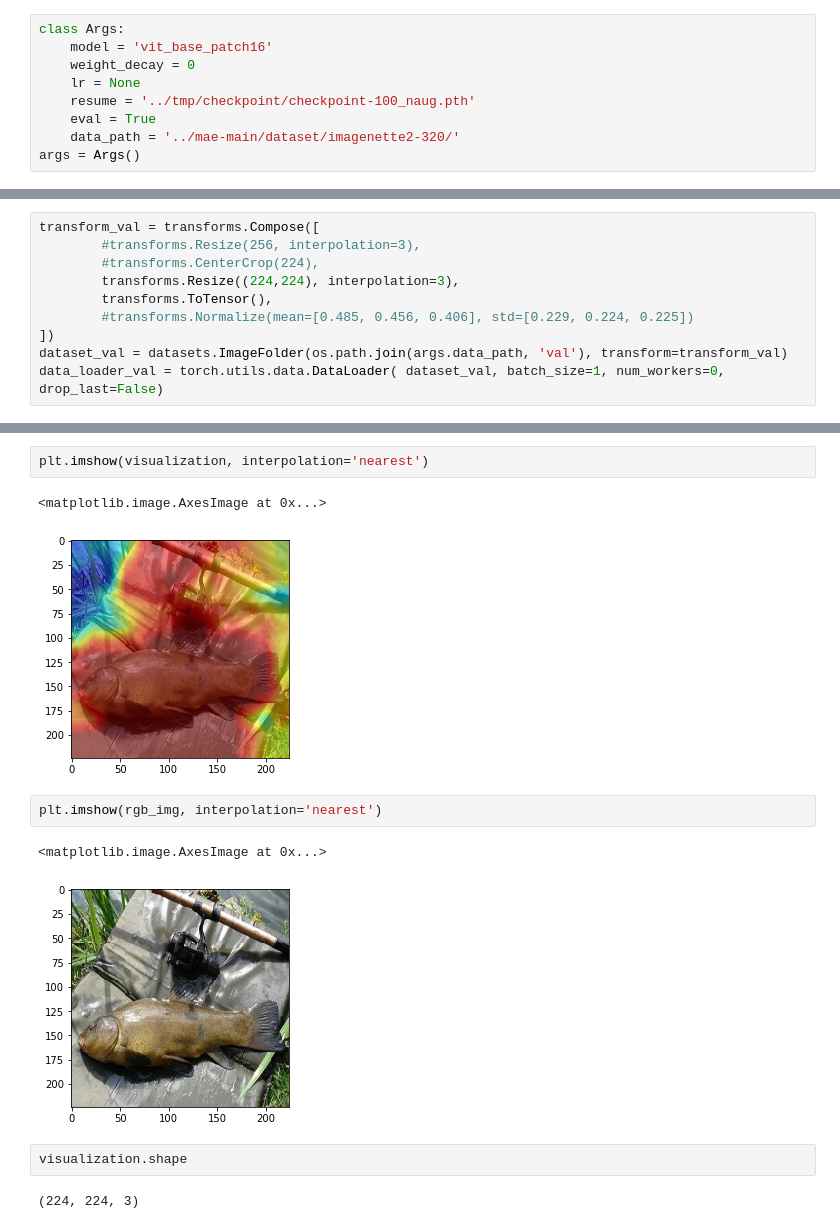
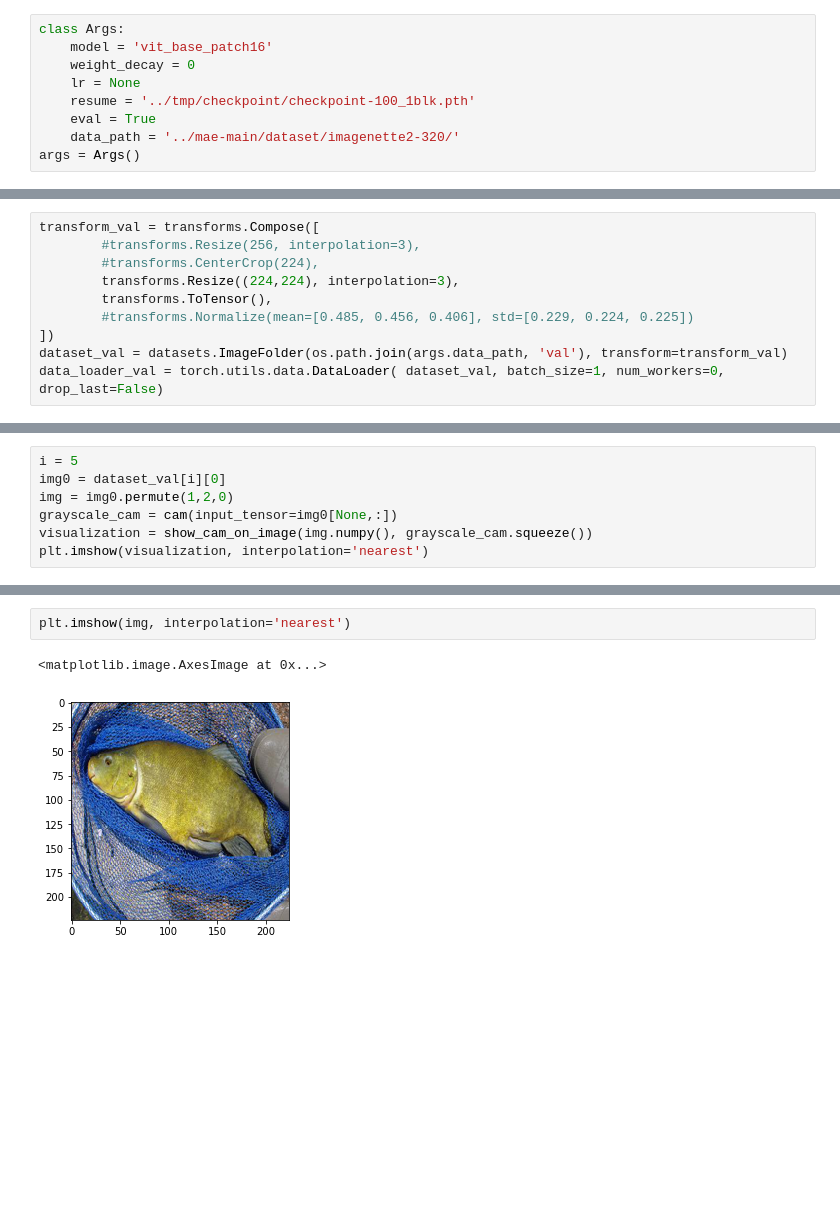
Before and after one commit to resa-git/ADL-MAE, a Jupyter notebook: practise/final/grad_cam_vit.ipynb, the cells around one changed output, grey strips where cells are left out. Drawn from its saved outputs; the diff is of its cells as text; blank space fills up the shorter version.

```diff
--- a/practise/final/grad_cam_vit.ipynb
+++ b/practise/final/grad_cam_vit.ipynb
@@ -46,7 +46,7 @@ class Args:
     model = 'vit_base_patch16'
     weight_decay = 0
     lr = None
-    resume = '../tmp/checkpoint/checkpoint-100_naug.pth'
+    resume = '../tmp/checkpoint/checkpoint-100_1blk.pth'
     eval = True
     data_path = '../mae-main/dataset/imagenette2-320/'
 args = Args()
@@ -128,0 +107,7 @@ img.shape, rgb_img.shape, input_tensor.shape
+# %%
+i = 5
+img0 = dataset_val[i][0]
+img = img0.permute(1,2,0)
+grayscale_cam = cam(input_tensor=img0[None,:])
+visualization = show_cam_on_image(img.numpy(), grayscale_cam.squeeze())
+plt.imshow(visualization, interpolation='nearest')
@@ -129,14 +117,5 @@ img.shape, rgb_img.shape, input_tensor.shape
 # %%
-plt.imshow(visualization, interpolation='nearest')
+plt.imshow(img, interpolation='nearest')
 # %% [output]
 <matplotlib.image.AxesImage at 0x...>
-[figure, old version]
+[figure, new version]
-# %%
-plt.imshow(rgb_img, interpolation='nearest')
-# %% [output]
-<matplotlib.image.AxesImage at 0x...>
-[figure, removed]
-# %%
-visualization.shape
-# %% [output]
-(224, 224, 3)
```
Also changed, not shown: parts of 29 cells of this notebook.
